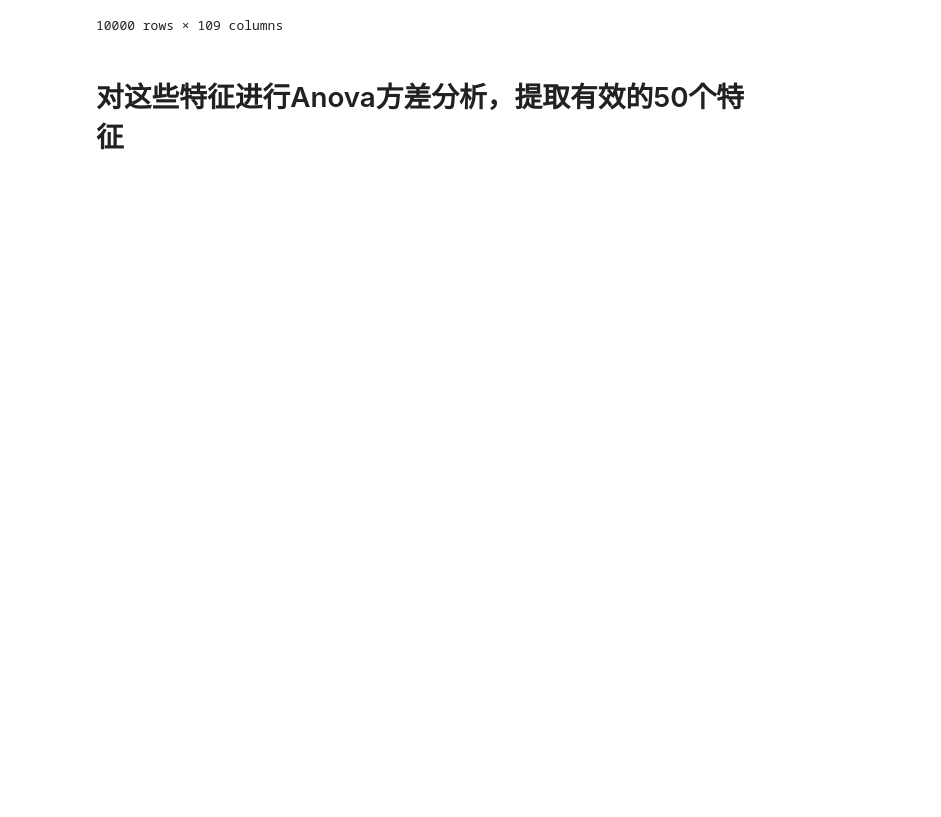
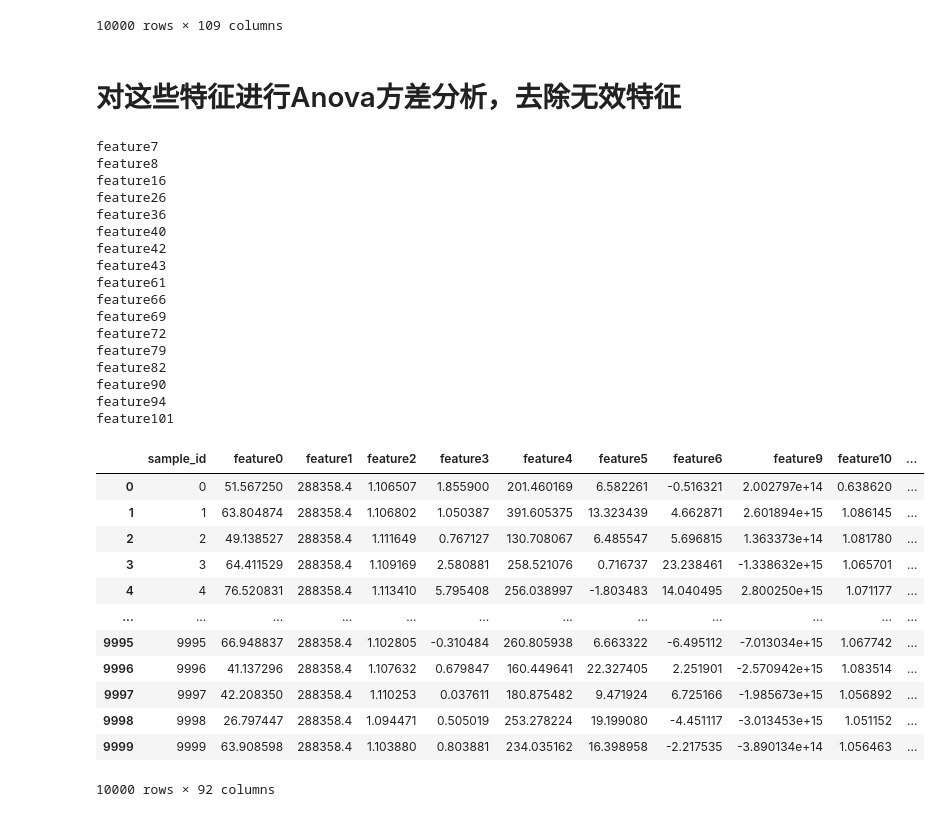
Before and after one commit to David23B/web_app, a Jupyter notebook: pre_analyze.ipynb, the cells around one changed output. Cells and saved outputs as stored; diff of their text form; code cells hidden in the pictures; blank space fills up the shorter version.

```diff
--- a/pre_analyze.ipynb
+++ b/pre_analyze.ipynb
@@ -160,4 +218,66 @@ train
 | 9999 | 9999 | 63.908598 | 288358.4 | 1.103880 | 0.803881 | 234.035162 | 16.398958 | -2.217535 | 4.389648e+11 | 8.104504e+05 | ... |
 10000 rows × 109 columns
 # %% [markdown]
-# 对这些特征进行Anova方差分析，提取有效的50个特征
+# 对这些特征进行Anova方差分析，去除无效特征
+# %%
+from scipy.stats import f_oneway
+
+# 获取所有的label
+labels = train['label'].unique()
+
+# 存储需要移除的特征
+to_remove = []
+
+# 遍历所有特征列
+for col in train.columns[1:107]:
+    # 存储每个label下该特征的值
+    groups = []
+
+    for label in labels:
+        # 获取该label下该特征的值
+        group = train.loc[train['label'] == label, col]
+        groups.append(group)
+
+    # 使用ANOVA进行方差分析
+    f_val, p_val = f_oneway(*groups)
+
+    # 如果p_val大于0.05（即无显著差异），那么添加到待移除列表中
+    if p_val > 0.01:
+        print(col)
+        to_remove.append(col)
+
+# 移除那些对于不同label，其分布无显著差异的特征
+train.drop(columns=to_remove, inplace=True)
+# to_remove
+train
+# %% [output]
+feature7
+feature8
+feature16
+feature26
+feature36
+feature40
+feature42
+feature43
+feature61
+feature66
+feature69
+feature72
+feature79
+feature82
+feature90
+feature94
+feature101
+|  | sample_id | feature0 | feature1 | feature2 | feature3 | feature4 | feature5 | feature6 | feature9 | feature10 | ... |
+| 0 | 0 | 51.567250 | 288358.4 | 1.106507 | 1.855900 | 201.460169 | 6.582261 | -0.516321 | 2.002797e+14 | 0.638620 | ... |
+| 1 | 1 | 63.804874 | 288358.4 | 1.106802 | 1.050387 | 391.605375 | 13.323439 | 4.662871 | 2.601894e+15 | 1.086145 | ... |
+| 2 | 2 | 49.138527 | 288358.4 | 1.111649 | 0.767127 | 130.708067 | 6.485547 | 5.696815 | 1.363373e+14 | 1.081780 | ... |
+| 3 | 3 | 64.411529 | 288358.4 | 1.109169 | 2.580881 | 258.521076 | 0.716737 | 23.238461 | -1.338632e+15 | 1.065701 | ... |
+| 4 | 4 | 76.520831 | 288358.4 | 1.113410 | 5.795408 | 256.038997 | -1.803483 | 14.040495 | 2.800250e+15 | 1.071177 | ... |
+| ... | ... | ... | ... | ... | ... | ... | ... | ... | ... | ... | ... |
+| 9995 | 9995 | 66.948837 | 288358.4 | 1.102805 | -0.310484 | 260.805938 | 6.663322 | -6.495112 | -7.013034e+15 | 1.067742 | ... |
+| 9996 | 9996 | 41.137296 | 288358.4 | 1.107632 | 0.679847 | 160.449641 | 22.327405 | 2.251901 | -2.570942e+15 | 1.083514 | ... |
+| 9997 | 9997 | 42.208350 | 288358.4 | 1.110253 | 0.037611 | 180.875482 | 9.471924 | 6.725166 | -1.985673e+15 | 1.056892 | ... |
+| 9998 | 9998 | 26.797447 | 288358.4 | 1.094471 | 0.505019 | 253.278224 | 19.199080 | -4.451117 | -3.013453e+15 | 1.051152 | ... |
+| 9999 | 9999 | 63.908598 | 288358.4 | 1.103880 | 0.803881 | 234.035162 | 16.398958 | -2.217535 | -3.890134e+14 | 1.056463 | ... |
+10000 rows × 92 columns
```
Also changed, not shown: parts of 25 cells of this notebook, 4 other files.
